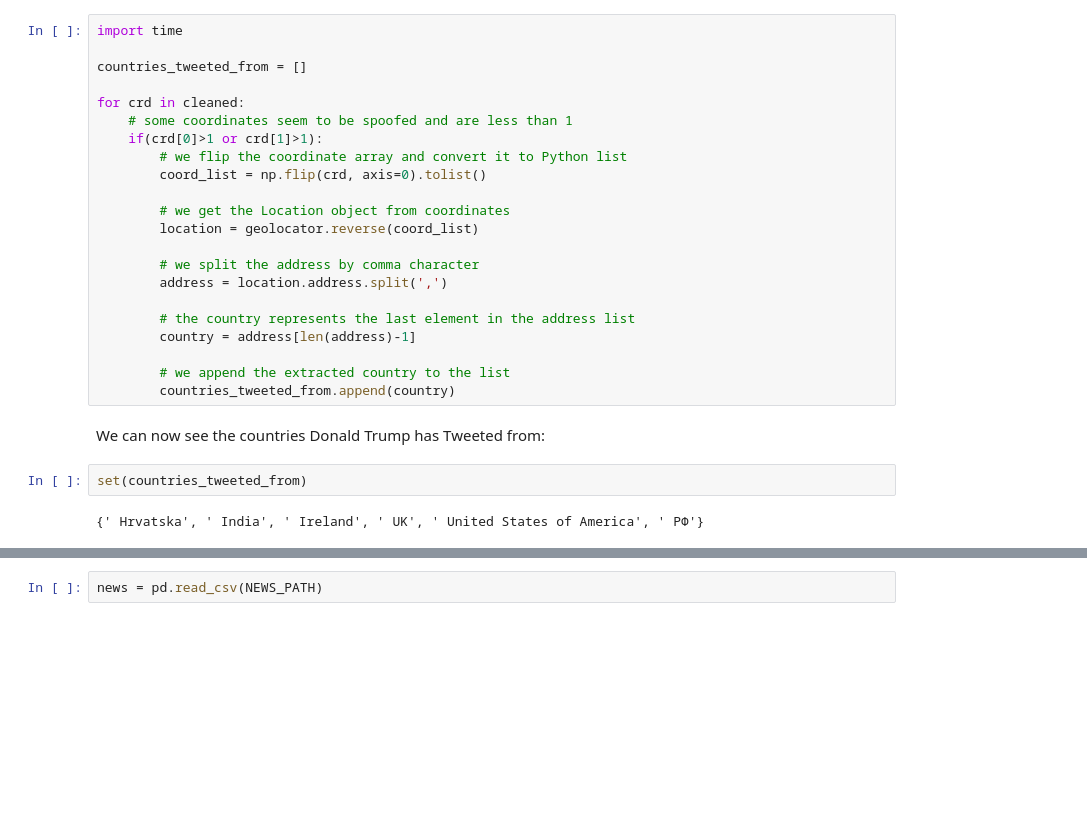
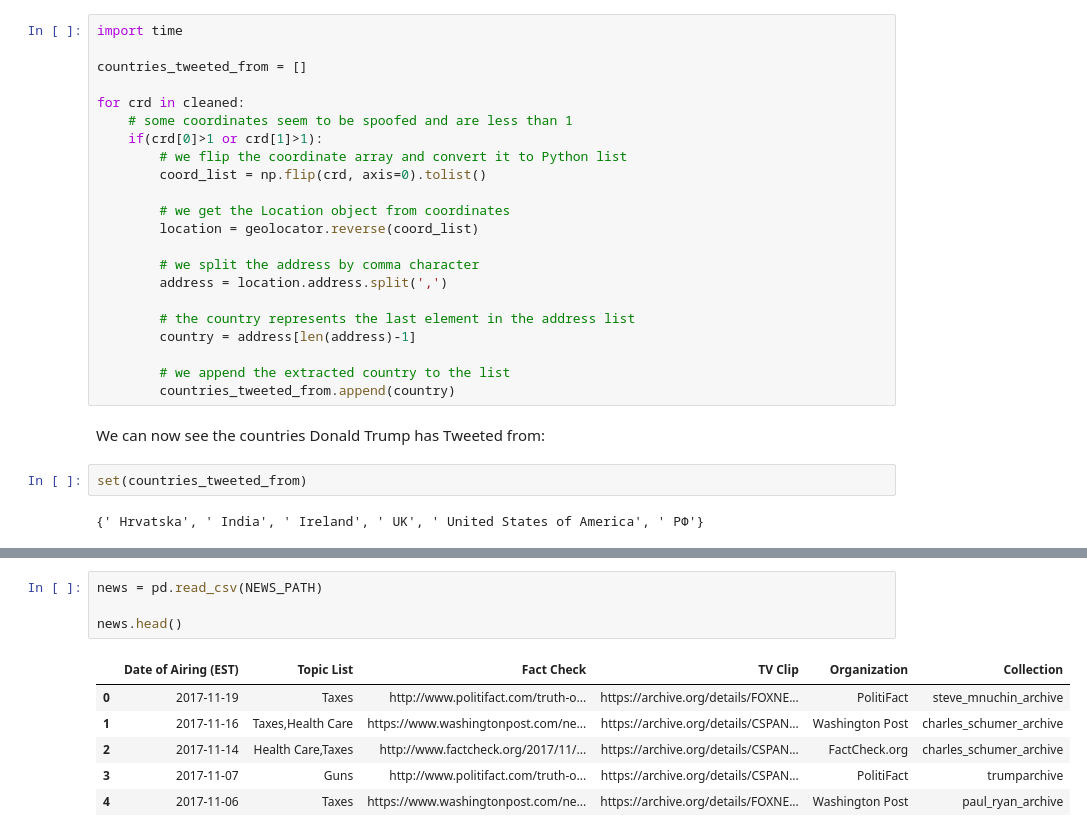
Before and after one commit to baetuc/ADA-CS-401, a Jupyter notebook: Project/Project.ipynb, the cells around one changed output, grey strips where cells are left out. Cells and saved outputs as stored; diff of their text form; blank space fills up the shorter version.

```diff
--- a/Project/Project.ipynb
+++ b/Project/Project.ipynb
@@ -411,2 +419,11 @@ set(countries_tweeted_from)
 # %%
 news = pd.read_csv(NEWS_PATH)
+
+news.head()
+# %% [output]
+|  | Date of Airing (EST) | Topic List | Fact Check | TV Clip | Organization | Collection |
+| 0 | 2017-11-19 | Taxes | http://www.politifact.com/truth-o... | https://archive.org/details/FOXNE... | PolitiFact | steve_mnuchin_archive |
+| 1 | 2017-11-16 | Taxes,Health Care | https://www.washingtonpost.com/ne... | https://archive.org/details/CSPAN... | Washington Post | charles_schumer_archive |
+| 2 | 2017-11-14 | Health Care,Taxes | http://www.factcheck.org/2017/11/... | https://archive.org/details/CSPAN... | FactCheck.org | charles_schumer_archive |
+| 3 | 2017-11-07 | Guns | http://www.politifact.com/truth-o... | https://archive.org/details/CSPAN... | PolitiFact | trumparchive |
+| 4 | 2017-11-06 | Taxes | https://www.washingtonpost.com/ne... | https://archive.org/details/FOXNE... | Washington Post | paul_ryan_archive |
```
Also changed, not shown: parts of 18 cells of this notebook.
